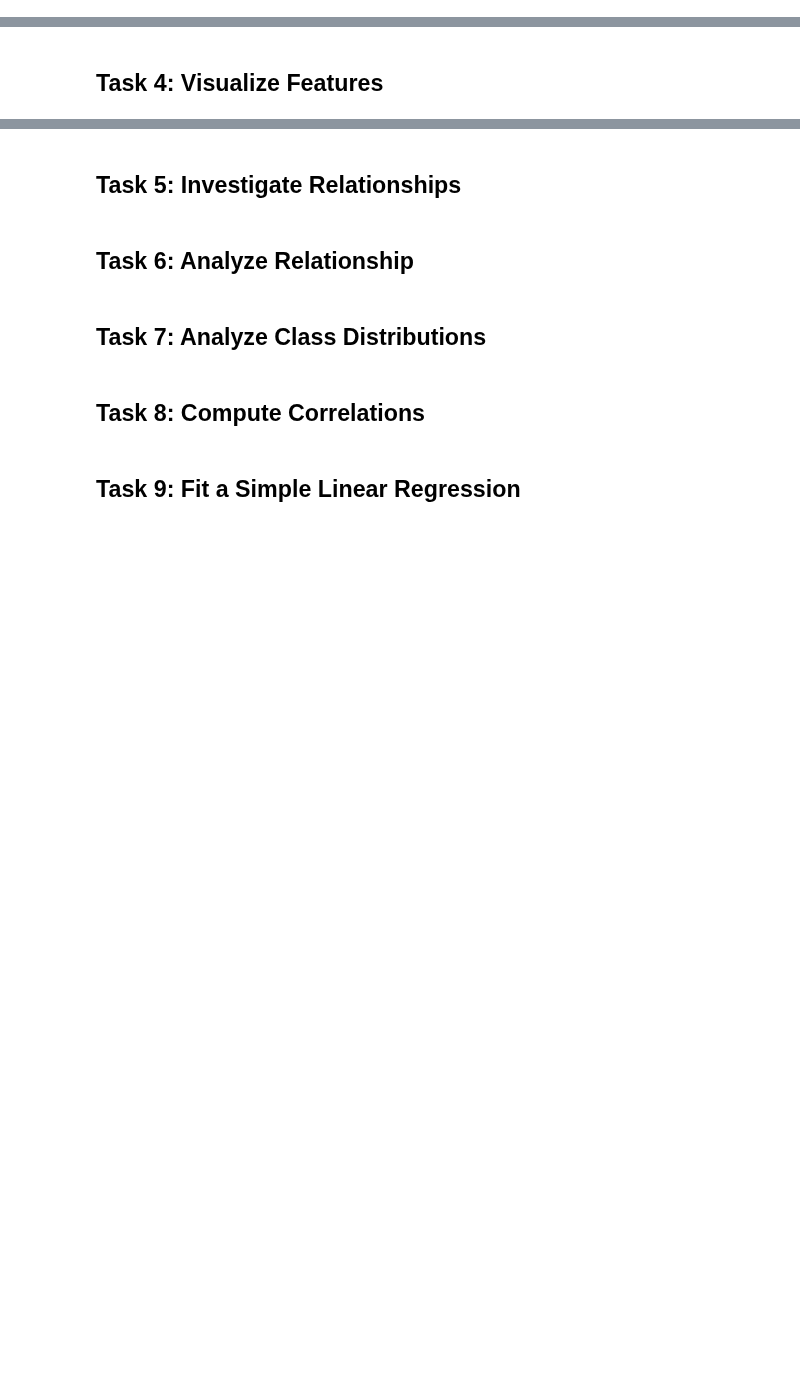
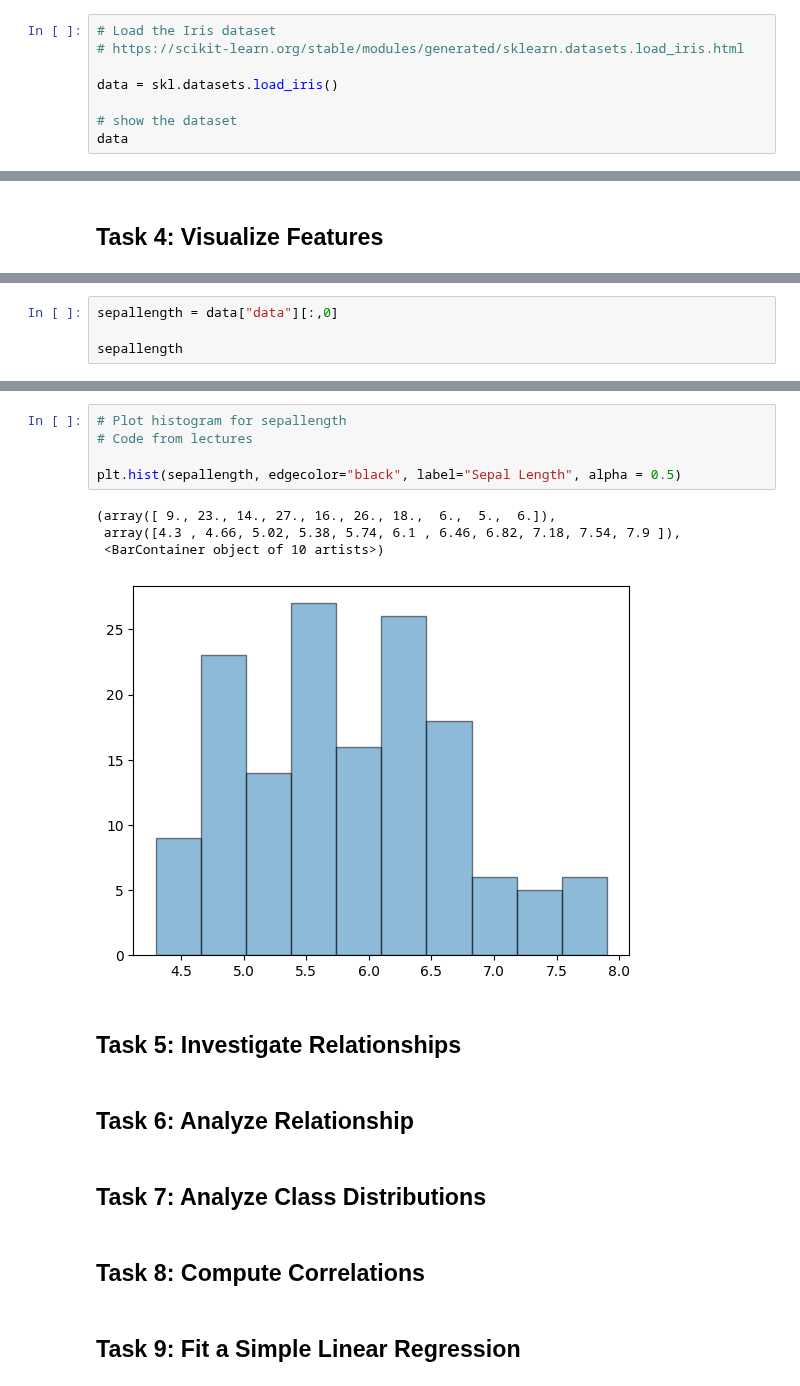
Before and after one commit to seasid3/seasid3-prin_data_analy, a Jupyter notebook: tasks.ipynb, the cells around one changed output, grey strips where cells are left out. Cells and saved outputs as stored; diff of their text form; blank space fills up the shorter version.

```diff
--- a/tasks.ipynb
+++ b/tasks.ipynb
@@ -8,0 +19,8 @@ code
+# %%
+# Load the Iris dataset
+# https://scikit-learn.org/stable/modules/generated/sklearn.datasets.load_iris.html
+
+data = skl.datasets.load_iris()
+
+# show the dataset
+data
@@ -14,0 +363,4 @@ code
+# %%
+sepallength = data["data"][:,0]
+
+sepallength
@@ -15,3 +380,13 @@ code
+# %%
+# Plot histogram for sepallength
+# Code from lectures
+
+plt.hist(sepallength, edgecolor="black", label="Sepal Length", alpha = 0.5)
+# %% [output]
+(array([ 9., 23., 14., 27., 16., 26., 18.,  6.,  5.,  6.]),
+ array([4.3 , 4.66, 5.02, 5.38, 5.74, 6.1 , 6.46, 6.82, 7.18, 7.54, 7.9 ]),
+ <BarContainer object of 10 artists>)
+[figure, added]
 # %% [markdown]
 ## Task 5: Investigate Relationships
 # %% [markdown]
```
Also changed, not shown: parts of 41 cells of this notebook.
